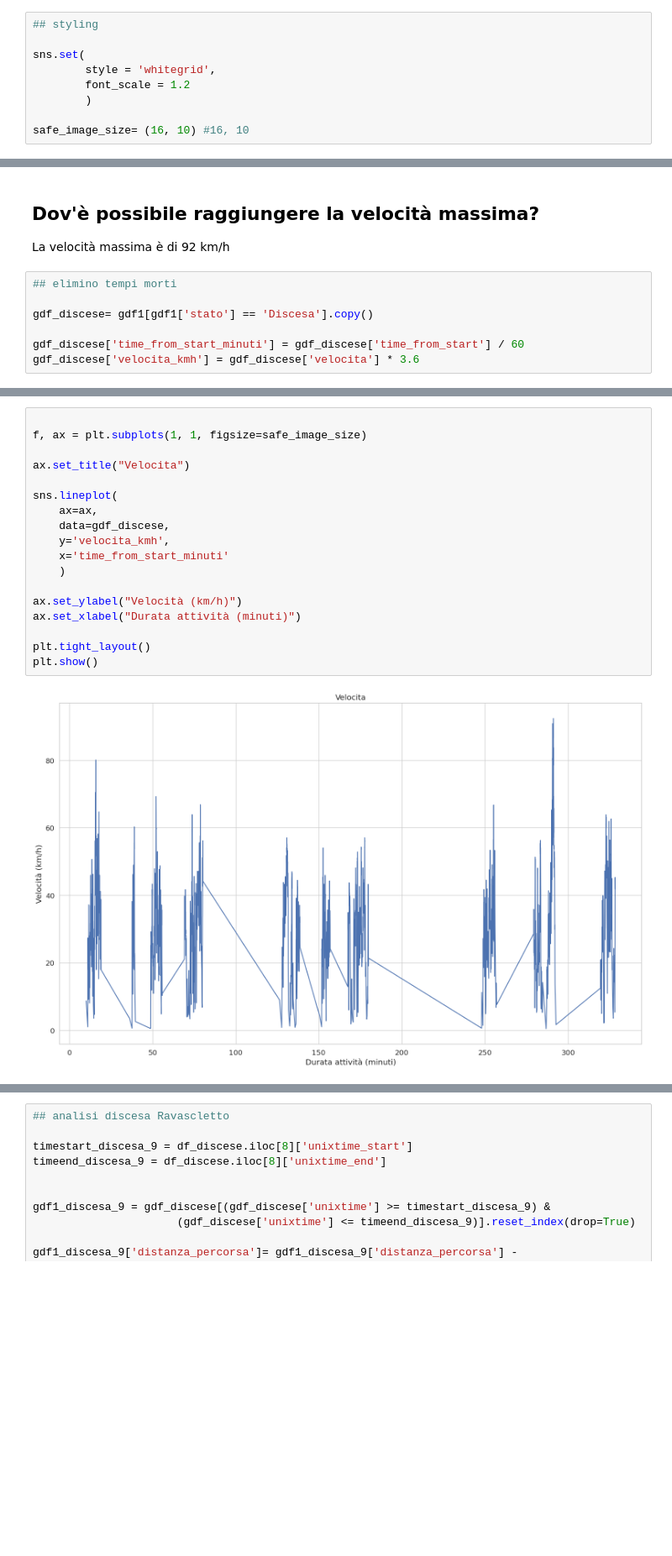
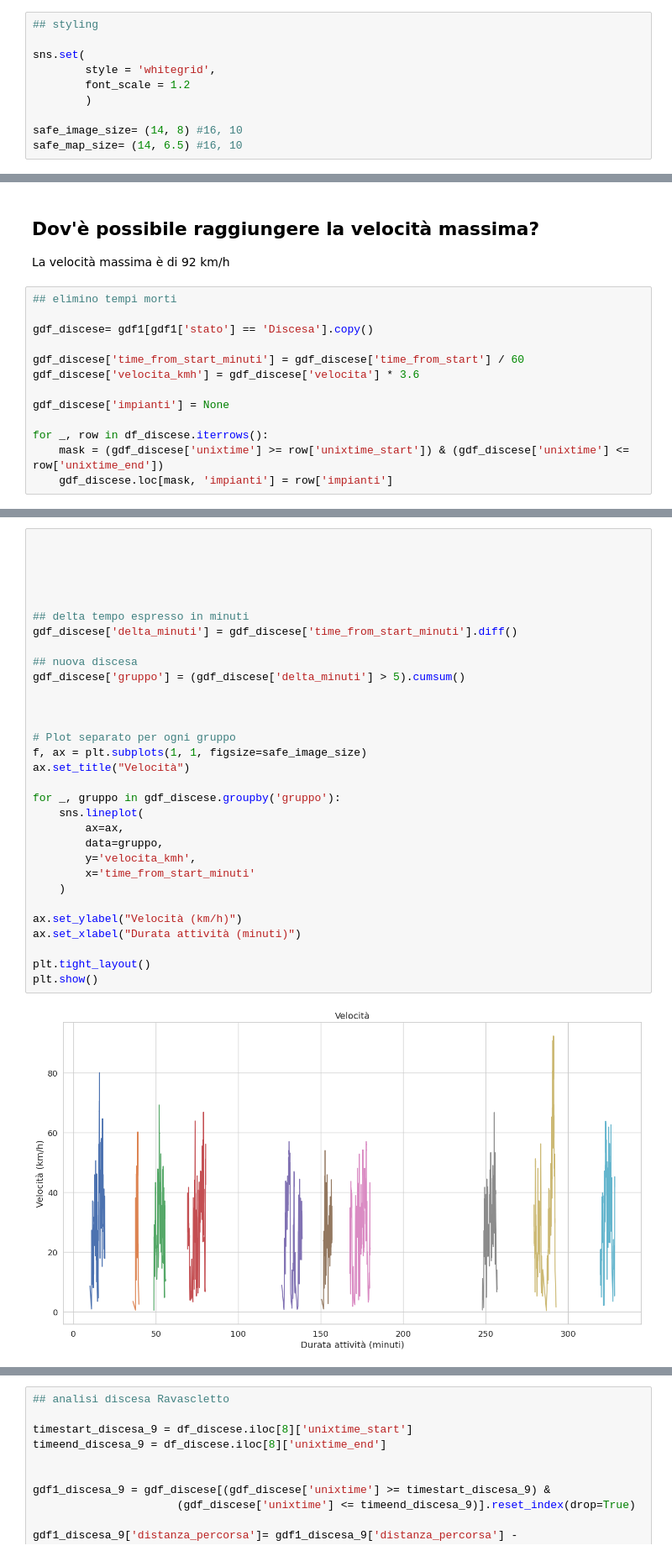
Before and after one commit to thomasmassarutto/DataSlopes, a Jupyter notebook: DataSlopes.ipynb, the cells around one changed output, grey strips where cells are left out. Shown at 84% size. Cells and saved outputs as stored; diff of their text form; blank space fills up the shorter version.

```diff
--- a/DataSlopes.ipynb
+++ b/DataSlopes.ipynb
@@ -31,7 +31,8 @@ sns.set(
         font_scale = 1.2
         )
 
-safe_image_size= (16, 10) #16, 10
+safe_image_size= (14, 8) #16, 10
+safe_map_size= (14, 6.5) #16, 10
 # %%
 ## creazione df
 
@@ -700,3 +701,9 @@ gdf_discese= gdf1[gdf1['stato'] == 'Discesa'].copy()
 
 gdf_discese['time_from_start_minuti'] = gdf_discese['time_from_start'] / 60
 gdf_discese['velocita_kmh'] = gdf_discese['velocita'] * 3.6
+
+gdf_discese['impianti'] = None
+
+for _, row in df_discese.iterrows():
+    mask = (gdf_discese['unixtime'] >= row['unixtime_start']) & (gdf_discese['unixtime'] <= row['unixtime_end'])
+    gdf_discese.loc[mask, 'impianti'] = row['impianti']
@@ -703,23 +713,36 @@ gdf_discese['velocita_kmh'] = gdf_discese['velocita'] * 3.6
 # %%
 
+
+
+
+
+## delta tempo espresso in minuti
+gdf_discese['delta_minuti'] = gdf_discese['time_from_start_minuti'].diff()
+
+## nuova discesa
+gdf_discese['gruppo'] = (gdf_discese['delta_minuti'] > 5).cumsum()
+
+
+
+# Plot separato per ogni gruppo
 f, ax = plt.subplots(1, 1, figsize=safe_image_size)
+ax.set_title("Velocità")
 
-ax.set_title("Velocita")
-
-sns.lineplot(
-    ax=ax,
-    data=gdf_discese,
-    y='velocita_kmh',
-    x='time_from_start_minuti'
+for _, gruppo in gdf_discese.groupby('gruppo'):
+    sns.lineplot(
+        ax=ax,
+        data=gruppo,
+        y='velocita_kmh',
+        x='time_from_start_minuti'
     )
 
 ax.set_ylabel("Velocità (km/h)")
 ax.set_xlabel("Durata attività (minuti)")
 
 plt.tight_layout()
 plt.show()
 # %% [output]
-[figure, old version]
+[figure, new version]
 # %%
 f, ax = plt.subplots(figsize=safe_image_size)
 
```
Also changed, not shown: parts of 15 cells of this notebook, 3 other files.
